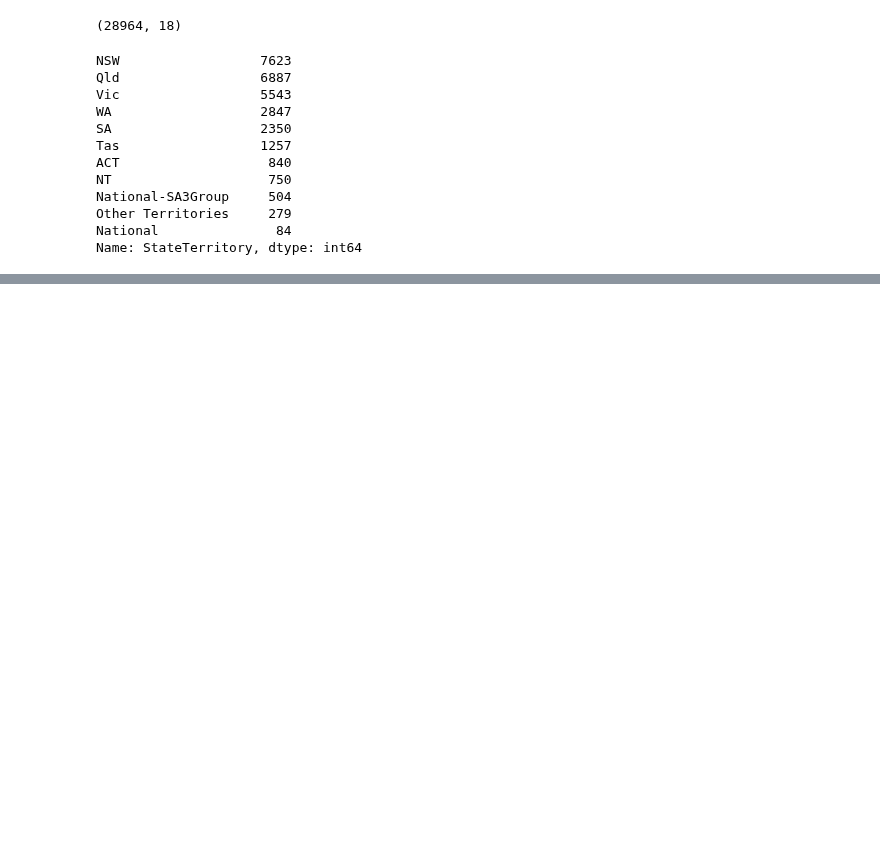
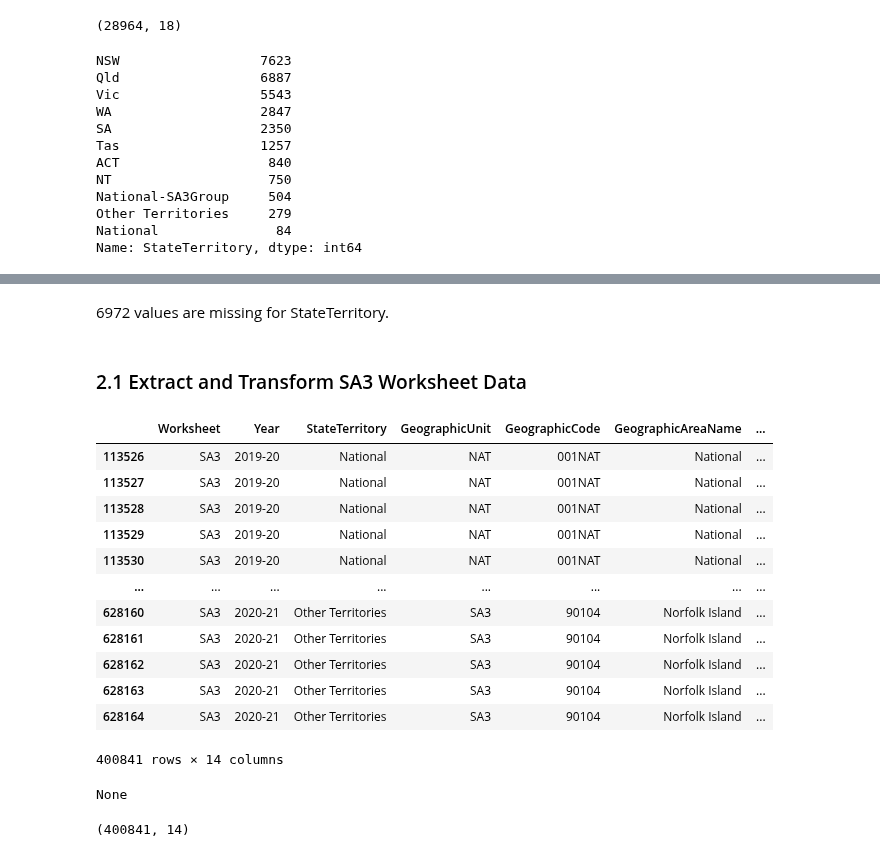
Before and after one commit to jiniep/mbs_analysis, a Jupyter notebook: scripts/1 clean_transform_mbs_data.ipynb, the cells around one changed output, grey strips where cells are left out. Drawn from its saved outputs; the diff is of its cells as text; code cells hidden in the pictures; blank space fills up the shorter version.

```diff
--- a/scripts/1 clean_transform_mbs_data.ipynb
+++ b/scripts/1 clean_transform_mbs_data.ipynb
@@ -230,0 +233,8 @@ df_mbs_2021_sa3_pivot.to_csv(os.path.join(path, 'clean_datasets/mbs_data/2021-22
+# %%
+# import the mbs data files and assign to a dataframe
+
+#import required columns
+filter_cols = ["Worksheet","Year","StateTerritory","GeographicUnit","GeographicCode","GeographicAreaName","GeographicGroup", "ServiceLevel", "Service", "DemographicGroup","MeasureName","MeasureValue","Flag","FlagExplanation"]
+
+df_mbs_201921 = pd.read_csv(os.path.join(path, 'original_datasets/mbs_data/phc-mbs-2019-2021/AIHW_MBS_1920_2021_CSV.csv'), encoding='ISO-8859-1', usecols=filter_cols, index_col=None)
+df_mbs_201921.head(3)
@@ -230,0 +275,27 @@ df_mbs_2021_sa3_pivot.to_csv(os.path.join(path, 'clean_datasets/mbs_data/2021-22
+# %% [markdown]
+6972 values are missing for StateTerritory.
+# %% [markdown]
+### 2.1 Extract and Transform SA3 Worksheet Data
+# %%
+df_mbs_201921_sa3 = df_mbs_201921[df_mbs_201921['Worksheet']== 'SA3'].copy()
+df_mbs_201921_sa3
+# %% [output]
+|  | Worksheet | Year | StateTerritory | GeographicUnit | GeographicCode | GeographicAreaName | ... |
+| 113526 | SA3 | 2019-20 | National | NAT | 001NAT | National | ... |
+| 113527 | SA3 | 2019-20 | National | NAT | 001NAT | National | ... |
+| 113528 | SA3 | 2019-20 | National | NAT | 001NAT | National | ... |
+| 113529 | SA3 | 2019-20 | National | NAT | 001NAT | National | ... |
+| 113530 | SA3 | 2019-20 | National | NAT | 001NAT | National | ... |
+| ... | ... | ... | ... | ... | ... | ... | ... |
+| 628160 | SA3 | 2020-21 | Other Territories | SA3 | 90104 | Norfolk Island | ... |
+| 628161 | SA3 | 2020-21 | Other Territories | SA3 | 90104 | Norfolk Island | ... |
+| 628162 | SA3 | 2020-21 | Other Territories | SA3 | 90104 | Norfolk Island | ... |
+| 628163 | SA3 | 2020-21 | Other Territories | SA3 | 90104 | Norfolk Island | ... |
+| 628164 | SA3 | 2020-21 | Other Territories | SA3 | 90104 | Norfolk Island | ... |
+400841 rows × 14 columns
+# %%
+print(df_mbs_201921_sa3.index.name)
+df_mbs_201921_sa3.shape
+# %% [output]
+None
+(400841, 14)
```
Also changed, not shown: parts of 49 cells of this notebook, 1 other file.
